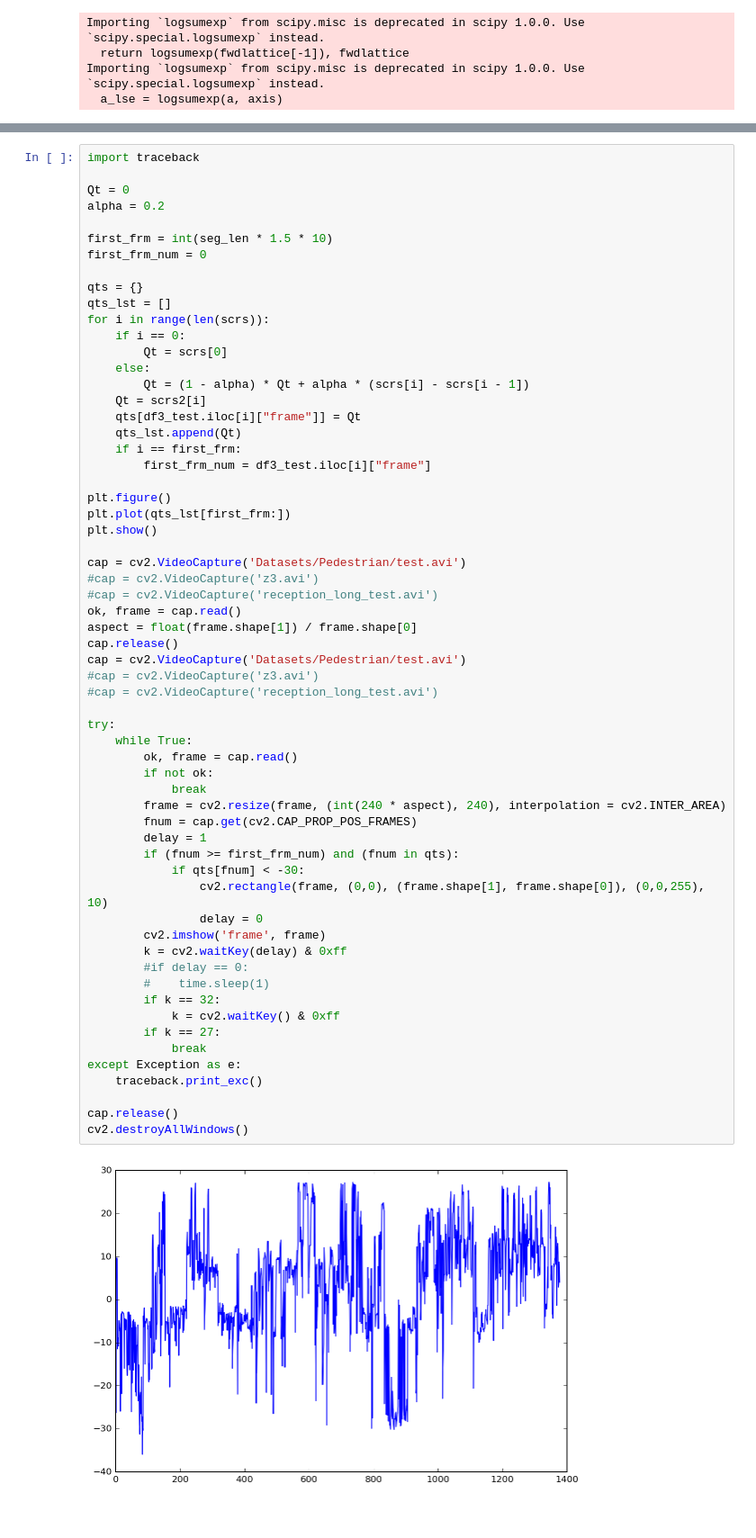
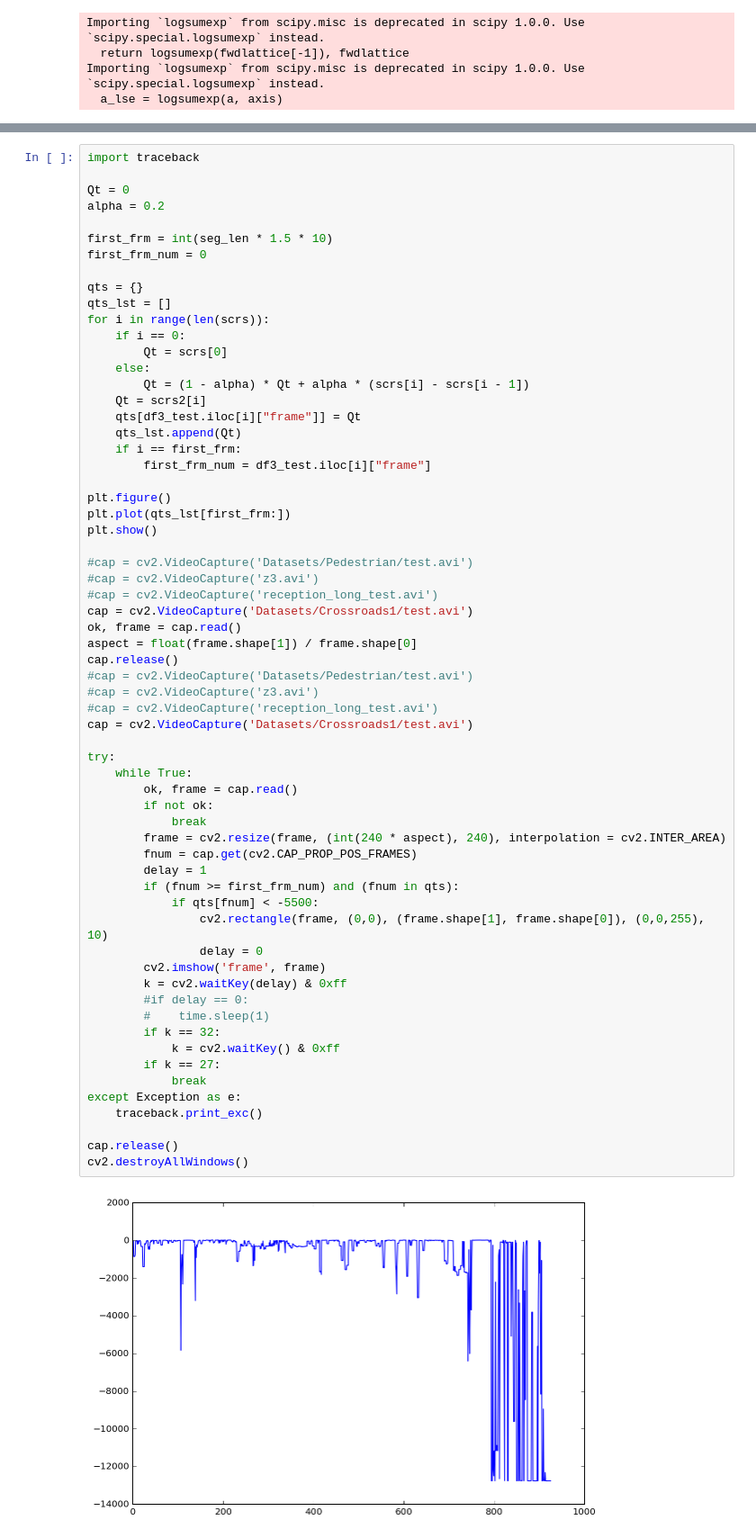
Before and after one commit to Sheph/anomaly, a Jupyter notebook: pch2_run.ipynb, the cells around one changed output, grey strips where cells are left out. Shown: that part at 90% size. Saved outputs shown, nothing was run; the diff lists cells and outputs as text.

Commit message:
crossroads1
it works here as well, but not very good, that's expected
it's better suited for office environments

```diff
--- a/pch2_run.ipynb
+++ b/pch2_run.ipynb
@@ -454,40 +457,42 @@ plt.figure()
 plt.plot(qts_lst[first_frm:])
 plt.show()
 
-cap = cv2.VideoCapture('Datasets/Pedestrian/test.avi')
+#cap = cv2.VideoCapture('Datasets/Pedestrian/test.avi')
 #cap = cv2.VideoCapture('z3.avi')
 #cap = cv2.VideoCapture('reception_long_test.avi')
+cap = cv2.VideoCapture('Datasets/Crossroads1/test.avi')
 ok, frame = cap.read()
 aspect = float(frame.shape[1]) / frame.shape[0]
 cap.release()
-cap = cv2.VideoCapture('Datasets/Pedestrian/test.avi')
+#cap = cv2.VideoCapture('Datasets/Pedestrian/test.avi')
 #cap = cv2.VideoCapture('z3.avi')
 #cap = cv2.VideoCapture('reception_long_test.avi')
+cap = cv2.VideoCapture('Datasets/Crossroads1/test.avi')
 
 try:
     while True:
         ok, frame = cap.read()
         if not ok:
             break
         frame = cv2.resize(frame, (int(240 * aspect), 240), interpolation = cv2.INTER_AREA)
         fnum = cap.get(cv2.CAP_PROP_POS_FRAMES)
         delay = 1
         if (fnum >= first_frm_num) and (fnum in qts):
-            if qts[fnum] < -30:
+            if qts[fnum] < -5500:
                 cv2.rectangle(frame, (0,0), (frame.shape[1], frame.shape[0]), (0,0,255), 10)
                 delay = 0
         cv2.imshow('frame', frame)
         k = cv2.waitKey(delay) & 0xff
         #if delay == 0:
         #    time.sleep(1)
         if k == 32:
             k = cv2.waitKey() & 0xff
         if k == 27:
             break
 except Exception as e:
     traceback.print_exc()
 
 cap.release()
 cv2.destroyAllWindows()
 # %% [output]
-[figure, old version]
+[figure, new version]
```
Also changed, not shown: parts of 8 cells of this notebook, 8 other files.
